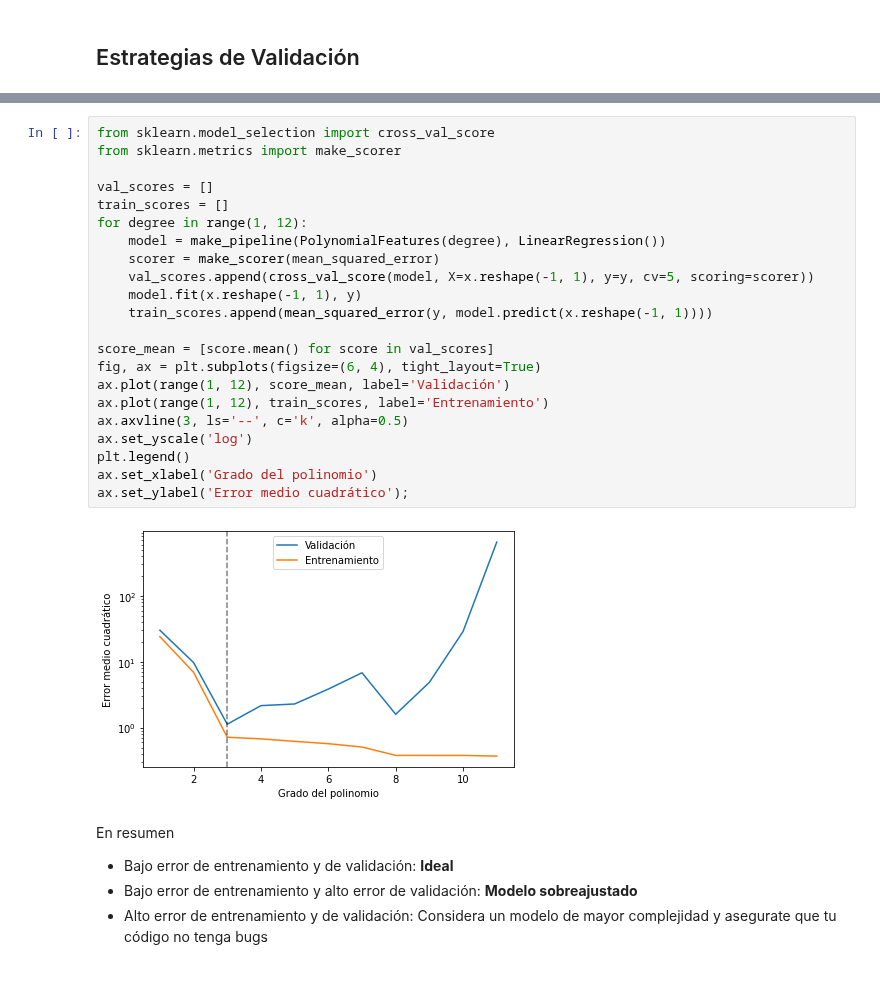
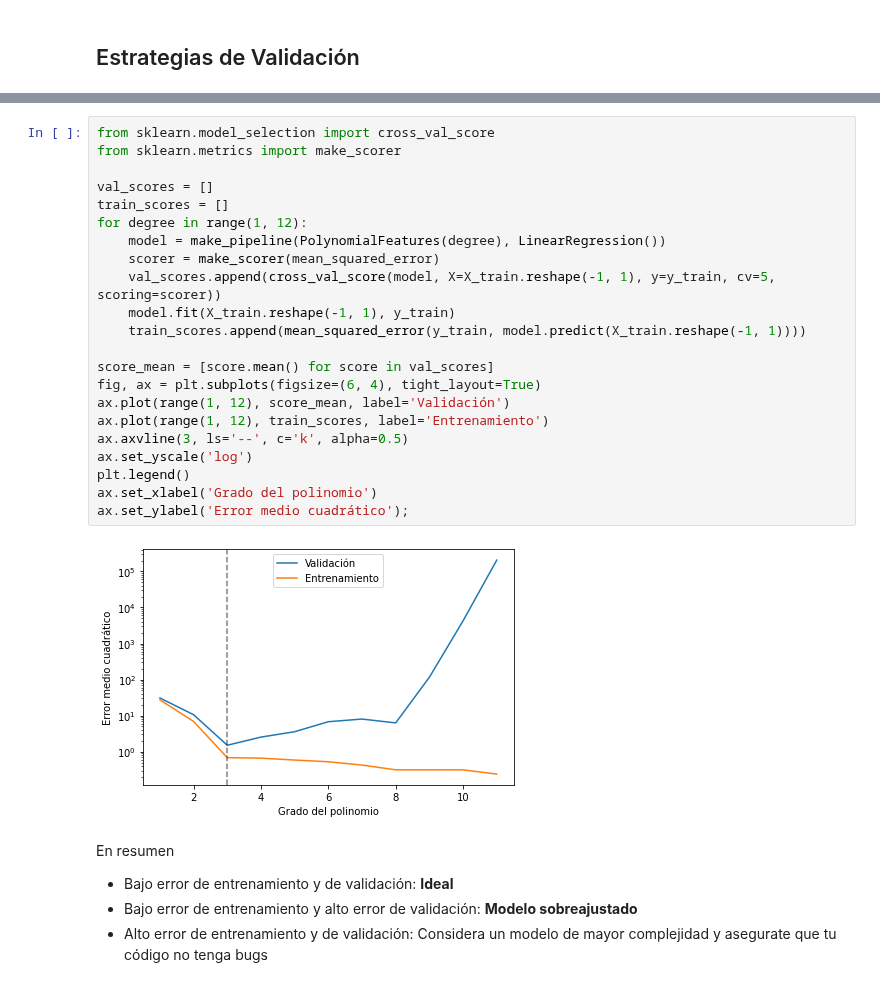
Before and after one commit to phuijse/MachineLearningBook, a Jupyter notebook: contents/supervised_learning/linear.ipynb, the cells around one changed output, grey strips where cells are left out. Cells and saved outputs as stored; diff of their text form.

```diff
--- a/contents/supervised_learning/linear.ipynb
+++ b/contents/supervised_learning/linear.ipynb
@@ -283,27 +298,27 @@ En el ejemplo del regresor polinomial podemos utilizar validación cruzada para
 # %%
 from sklearn.model_selection import cross_val_score
 from sklearn.metrics import make_scorer
 
 val_scores = []
 train_scores = []
 for degree in range(1, 12):
     model = make_pipeline(PolynomialFeatures(degree), LinearRegression())
     scorer = make_scorer(mean_squared_error)
-    val_scores.append(cross_val_score(model, X=x.reshape(-1, 1), y=y, cv=5, scoring=scorer))
-    model.fit(x.reshape(-1, 1), y)
-    train_scores.append(mean_squared_error(y, model.predict(x.reshape(-1, 1))))
+    val_scores.append(cross_val_score(model, X=X_train.reshape(-1, 1), y=y_train, cv=5, scoring=scorer))
+    model.fit(X_train.reshape(-1, 1), y_train)
+    train_scores.append(mean_squared_error(y_train, model.predict(X_train.reshape(-1, 1))))
 
 score_mean = [score.mean() for score in val_scores]
 fig, ax = plt.subplots(figsize=(6, 4), tight_layout=True)
 ax.plot(range(1, 12), score_mean, label='Validación')
 ax.plot(range(1, 12), train_scores, label='Entrenamiento')
 ax.axvline(3, ls='--', c='k', alpha=0.5)
 ax.set_yscale('log')
 plt.legend()
 ax.set_xlabel('Grado del polinomio')
 ax.set_ylabel('Error medio cuadrático');
 # %% [output]
-[figure, old version]
+[figure, new version]
 # %% [markdown]
 En resumen
 
```
Also changed, not shown: parts of 11 cells of this notebook.
